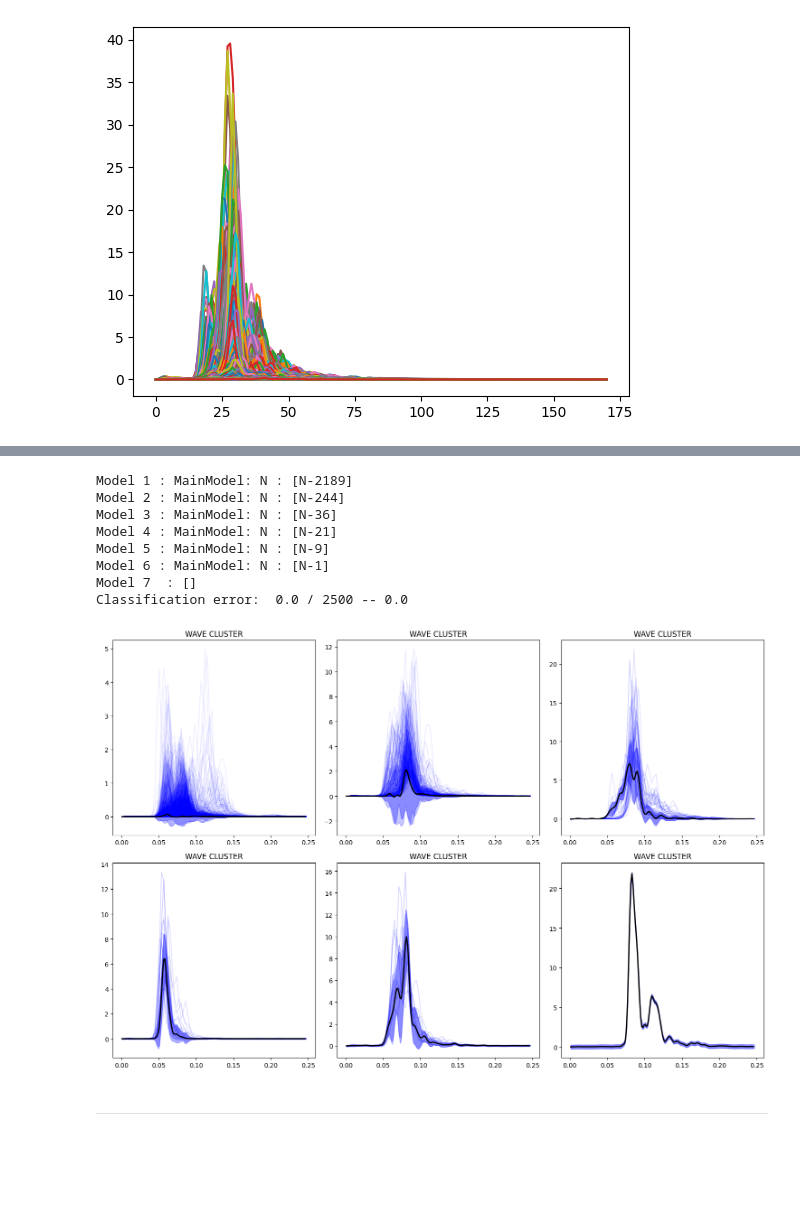
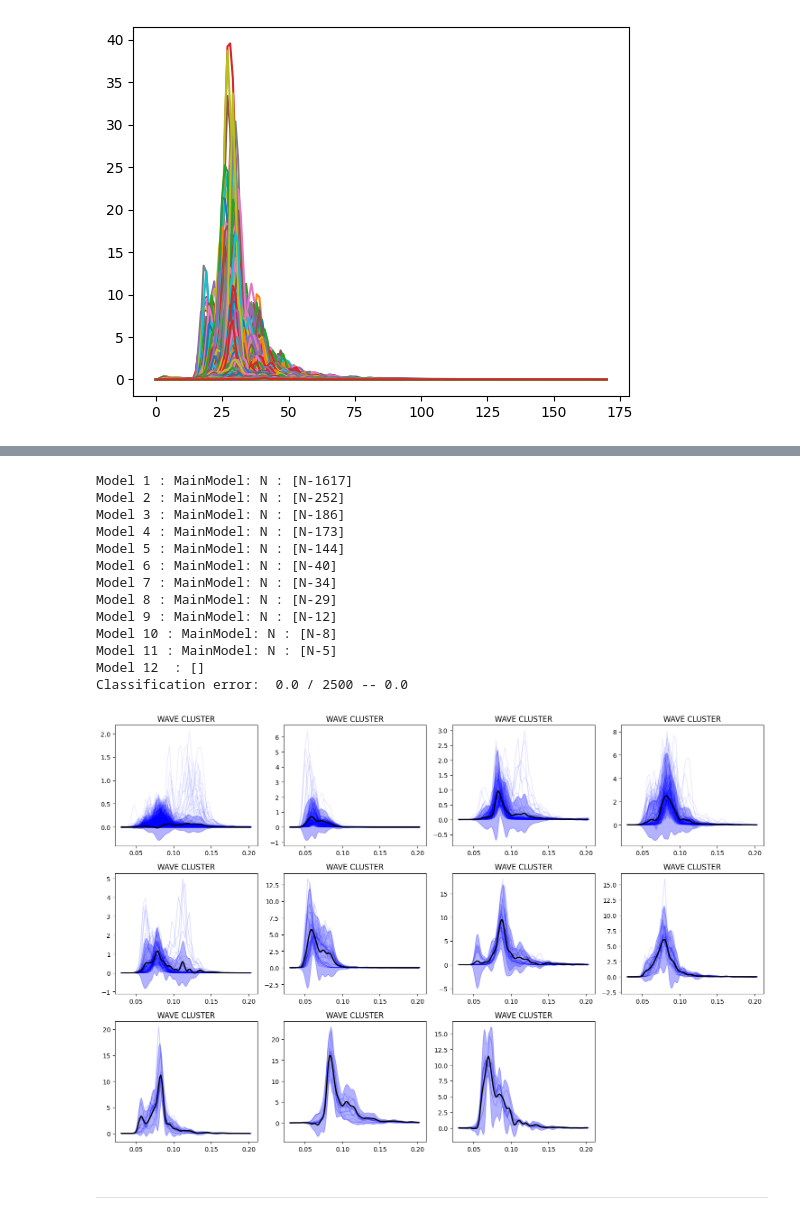
Before and after one commit to AdrianPerezHerrero/HDP-GPC, a Jupyter notebook: hdpgpc/ocean/ClasificacionOlas.ipynb, the cells around one changed output, grey strips where cells are left out. Saved outputs shown, nothing was run; the diff lists cells and outputs as text; code cells hidden in the pictures; blank space fills up the shorter version.

Commit message:
Changes over the jupyter notebook. New hyperparameters factors and extended n_explore_steps=20.

```diff
--- a/hdpgpc/ocean/ClasificacionOlas.ipynb
+++ b/hdpgpc/ocean/ClasificacionOlas.ipynb
@@ -91,7 +91,7 @@ plt.show()
 std, std_dif, bound_sigma, bound_gamma = compute_estimators_LDS(data, n_f=50)
 #Seem like these estimators are so big for this data, let's reduce them
 std = std * 1.0
-std_dif = std_dif * 1.0
+std_dif = std_dif * 0.1
 bound_sigma = (std * 1e-7, std * 1e-6)
 bound_gamma = (std_dif * 1e-9, std_dif * 1e-8)
 
@@ -118,8 +118,8 @@ bound_lengthscale = (1e-7, 5e-3)
 samples = [0, num_obs_per_sample]
 l, L = samples[0], samples[1]
 # x_basis has to have the same dimension structure as data[0], in this case (171,1) but it could be (n_inducing_points, 1).
-x_basis = np.atleast_2d(freq[:85]).T
-x_train = np.atleast_2d(freq[:85]).T
+x_basis = np.atleast_2d(freq[10:70]).T
+x_train = np.atleast_2d(freq[10:70]).T
 print(x_train.shape)
 #If x_basis is wanted to be smaller than the observations length, then the inducing points approach can be applied setting this parameter to True.
 inducing_points = False
@@ -227,9 +227,9 @@ sw_gp = hdpgp.GPI_HDP(x_basis=x_basis, x_basis_warp=x_basis_warp, n_outputs=1,
                           ini_gamma=gamma, ini_sigma=sigma, ini_outputscale=outputscale_, noise_warp=noise_warp,
                           bound_sigma=bound_sigma, bound_gamma=bound_gamma, bound_noise_warp=bound_noise_warp,
                           verbose=False, max_models=100, inducing_points=inducing_points, reestimate_initial_params=False,
-                          n_explore_steps=10, free_deg_MNIV=3)
+                          n_explore_steps=20, free_deg_MNIV=3)
 
 num_samples = data.shape[0]
-x_trains = np.array([x_train] * 2500)
-sw_gp.include_batch(x_trains, data[:2500,10:70,[0]])
+x_trains = np.array([x_train] * 6500)
+sw_gp.include_batch(x_trains, data[:6500,10:70,[0]])
 # %% [output]
@@ -240,19 +253,24 @@ RuntimeError: The size of tensor a (60) must match the size of tensor b (85) at
 # %%
-labels = np.array(['N'] * 4500)
+labels = np.array(['N'] * 6500)
 main_model = print_results(sw_gp, labels, 0, error=False)
 selected_gpmodels = sw_gp.selected_gpmodels()
 up.plot_models_plotly(sw_gp, selected_gpmodels, main_model, labels, N_0=0, lead=0, step=(freq[1]-freq[0])/2,
                    plot_latent=True, title='WAVE CLUSTER',ticks=True)
 # %% [output]
-Model 1 : MainModel: N : [N-2189]
-Model 2 : MainModel: N : [N-244]
-Model 3 : MainModel: N : [N-36]
-Model 4 : MainModel: N : [N-21]
-Model 5 : MainModel: N : [N-9]
-Model 6 : MainModel: N : [N-1]
-Model 7  : []
+Model 1 : MainModel: N : [N-1617]
+Model 2 : MainModel: N : [N-252]
+Model 3 : MainModel: N : [N-186]
+Model 4 : MainModel: N : [N-173]
+Model 5 : MainModel: N : [N-144]
+Model 6 : MainModel: N : [N-40]
+Model 7 : MainModel: N : [N-34]
+Model 8 : MainModel: N : [N-29]
+Model 9 : MainModel: N : [N-12]
+Model 10 : MainModel: N : [N-8]
+Model 11 : MainModel: N : [N-5]
+Model 12  : []
 Classification error:  0.0 / 2500 -- 0.0
-[figure, old version]
+[figure, new version]
 # %% [markdown]
 ---
 # %% [markdown]
```
Also changed, not shown: parts of 8 cells of this notebook, 1 other file.
